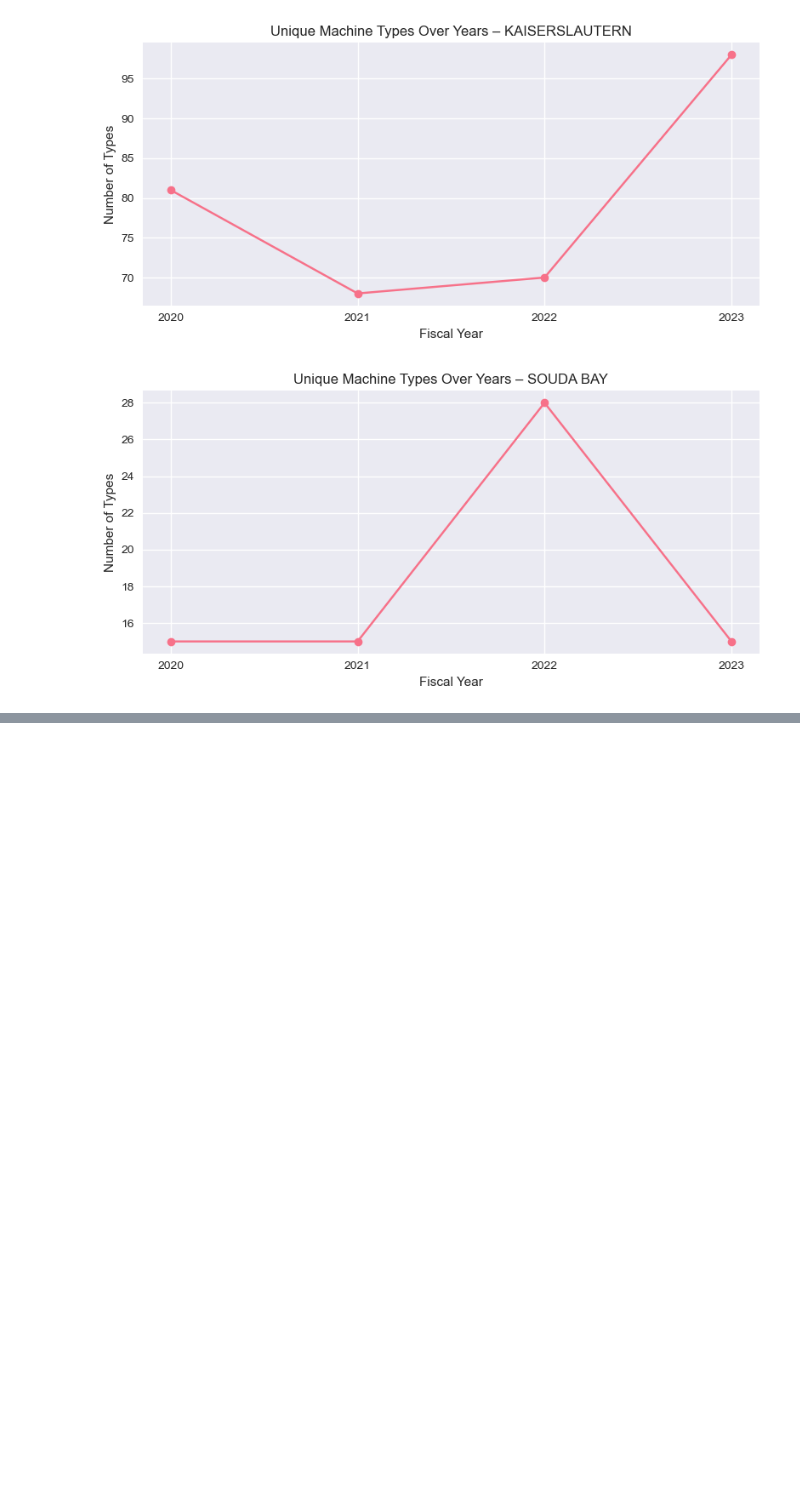
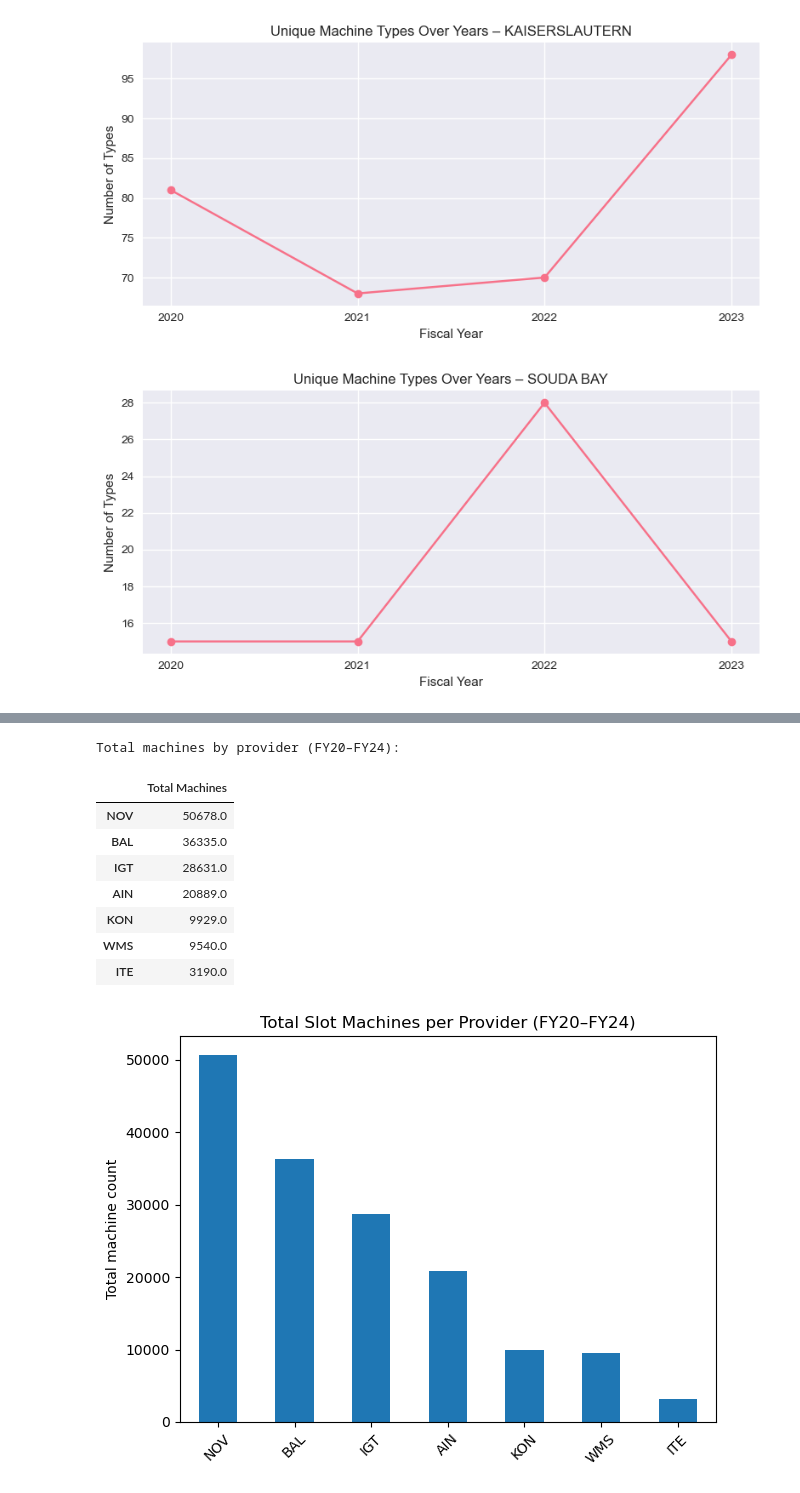
Before and after one commit to pinhaopan/muckrock-liberation, a Jupyter notebook: fa25-team-a/asset_reports.ipynb, the cells around one changed output, grey strips where cells are left out. Cells and saved outputs as stored; diff of their text form; code cells hidden in the pictures; blank space fills up the shorter version.

Commit message:
Format 2 added to asset reports

```diff
--- a/fa25-team-a/asset_reports.ipynb
+++ b/fa25-team-a/asset_reports.ipynb
@@ -522,0 +525,11 @@ plot_unique_types_per_base(ar4, "SOUDA BAY")
+# %%
+import pandas as pd
+import matplotlib.pyplot as plt
+
+%matplotlib inline
+
+# Path to the CSV (update this to your actual path if needed)
+csv_path = "/Users/howardhuntermckeon/Desktop/final version of format 2/Asset Report FY20-FY24 Format 2.csv"
+
+df = pd.read_csv(csv_path)
+df.head()
@@ -522,0 +544,17 @@ plot_unique_types_per_base(ar4, "SOUDA BAY")
+# %%
+# Define provider and related numeric columns
+provider_cols = ["NOV", "AIN", "IGT", "WMS", "BAL", "KON", "ITE"]
+numeric_cols = provider_cols + ["Tot/EGMs", "FRS", "DIE", "COU", "ACM", "ITC", "Total"]
+
+# Replace '-' with 0 and convert to numeric
+df[numeric_cols] = (
+    df[numeric_cols]
+    .replace("-", 0)
+    .apply(pd.to_numeric, errors="coerce")
+)
+
+print("Data types for key columns:")
+print(df[numeric_cols].dtypes)
+
+print("\nProvider column totals (sanity check):")
+print(df[provider_cols].sum())
@@ -522,0 +579,25 @@ plot_unique_types_per_base(ar4, "SOUDA BAY")
+# %%
+# 1. Total machines per provider (overall)
+
+total_by_provider = df[provider_cols].sum().sort_values(ascending=False)
+print("Total machines by provider (FY20–FY24):")
+display(total_by_provider.to_frame(name="Total Machines"))
+
+plt.figure()
+total_by_provider.plot(kind="bar")
+plt.ylabel("Total machine count")
+plt.title("Total Slot Machines per Provider (FY20–FY24)")
+plt.xticks(rotation=45)
+plt.tight_layout()
+plt.show()
+# %% [output]
+Total machines by provider (FY20–FY24):
+|  | Total Machines |
+| NOV | 50678.0 |
+| BAL | 36335.0 |
+| IGT | 28631.0 |
+| AIN | 20889.0 |
+| KON | 9929.0 |
+| WMS | 9540.0 |
+| ITE | 3190.0 |
+[figure, added]
```
Also changed, not shown: parts of 12 cells of this notebook.
